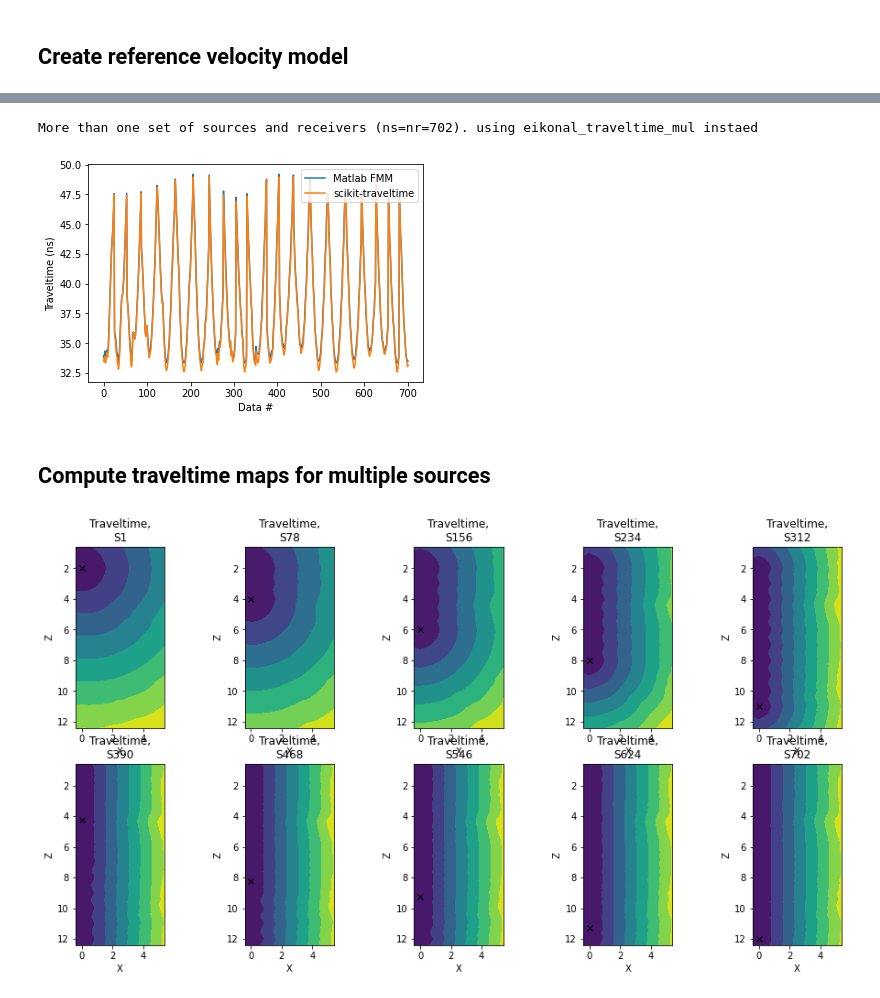
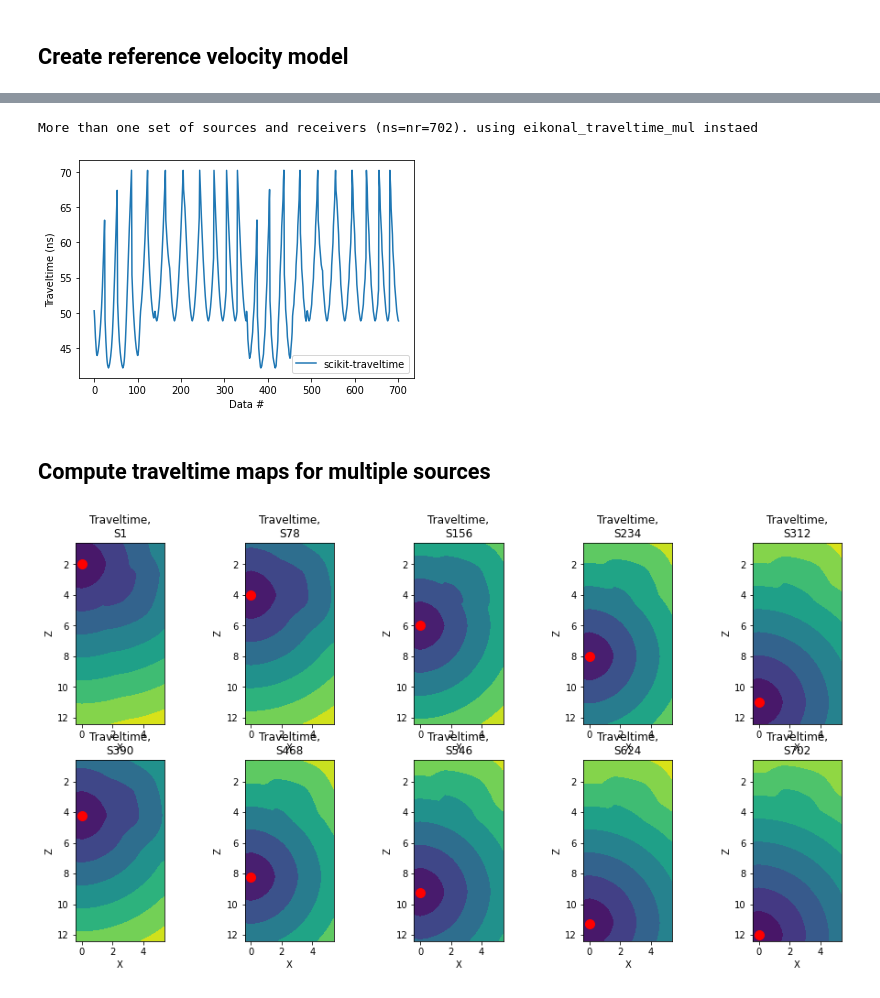
Before and after one commit to cultpenguin/scikit-traveltime, a Jupyter notebook: example/traveltime_example.ipynb, the cells around one changed output, grey strips where cells are left out. Drawn from its saved outputs; the diff is of its cells as text; code cells hidden in the pictures.

```diff
--- a/example/traveltime_example.ipynb
+++ b/example/traveltime_example.ipynb
@@ -7,8 +7,9 @@ import traveltime as tt
 # %% [markdown]
 ## Create reference velocity model
 # %%
-useModel = 2
+useModel = 1
 if (useModel==1):
+    # Generate a simple velocity model
     dx=0.2;
     x = np.arange(-0.4,5.401,dx)
     y = np.arange(0.6,12.401,dx)
@@ -63,24 +64,24 @@ plt.ylabel('Traveltime (ns)')
 plt.show()
 # %% [output]
 More than one set of sources and receivers (ns=nr=702). using eikonal_traveltime_mul instaed
-[figure, old version]
+[figure, new version]
 # %% [markdown]
 ## Compute traveltime maps for multiple sources
 # %%
 t_map = tt.eikonal(x,y,[],V,S)
 i_show = np.linspace(0,S.shape[0]-1,10, dtype=int)
 n_show = len(i_show)
 
 plt.figure(1, figsize=(16, 8))
 for i in range(n_show):
     plt.subplot(2,5,i+1)
     plt.contourf(x,y,t_map[i_show[i]])
-    plt.plot(S[i_show[i],0],S[i_show[i],1],'kx')
+    plt.plot(S[i_show[i],0],S[i_show[i],1],'r.', markersize=20)
     ax0 = plt.gca()
     ax0.set_aspect('equal', adjustable='box')
     ax0.invert_yaxis()
     plt.title('Traveltime,\nS%d' % (i_show[i]+1))
     plt.xlabel('X')
     plt.ylabel('Z')
 # %% [output]
-[figure, old version]
+[figure, new version]
```
Also changed, not shown: parts of 1 cell of this notebook.
